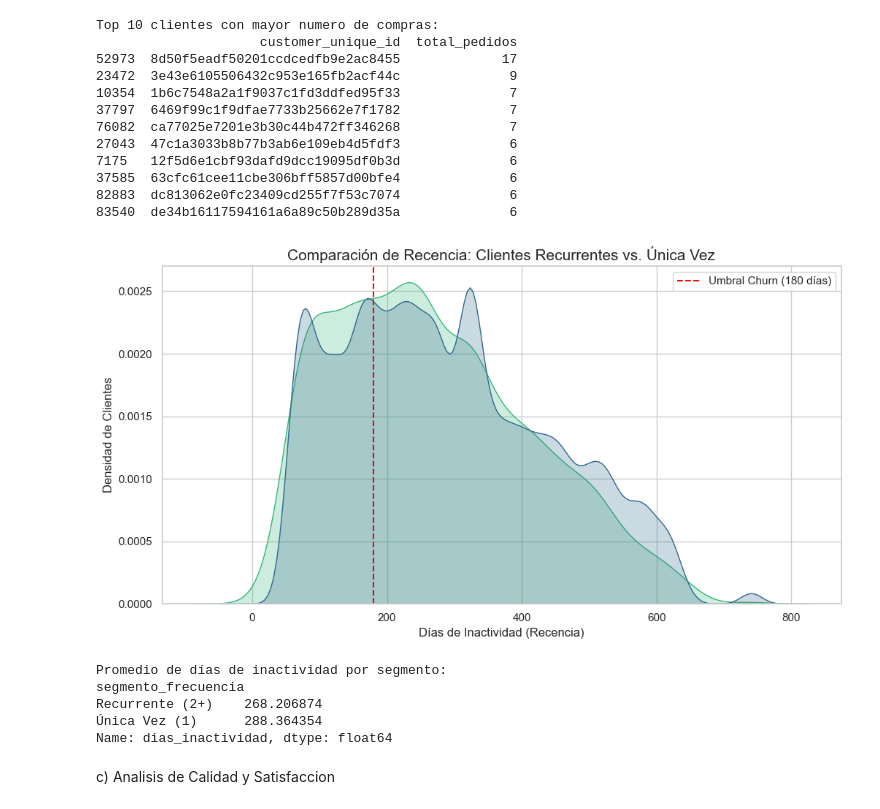
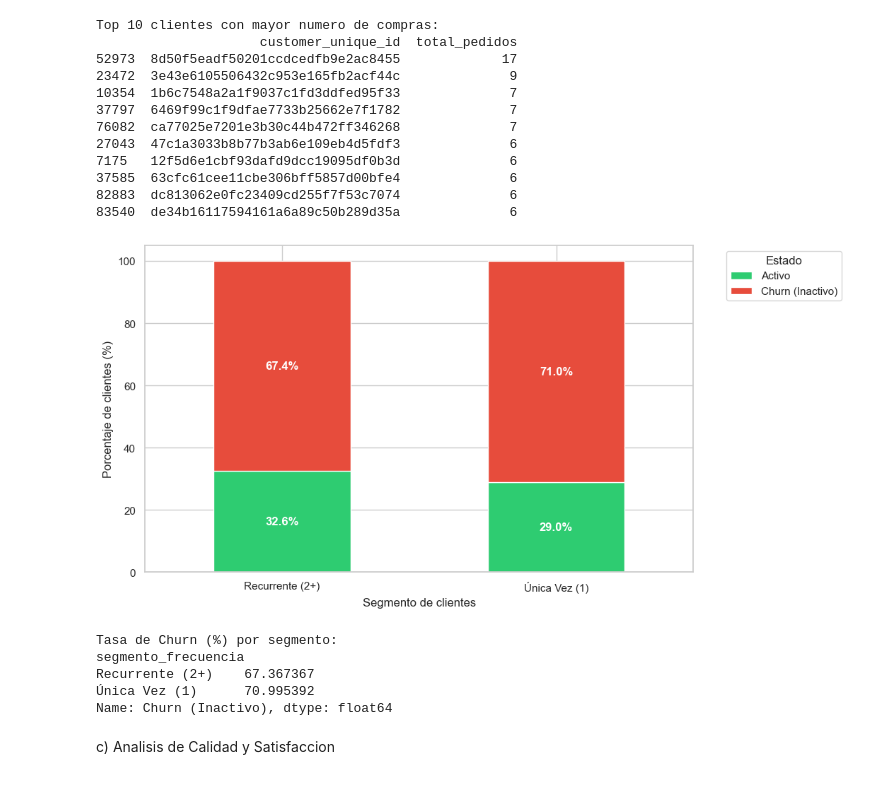
Before and after one commit to wilhayla/THE_HATCH_DATA_SCIENCE_OLIST_CHALLENGE, a Jupyter notebook: notbooks/02_feature_engineering.ipynb, the cells around one changed output. Drawn from its saved outputs; the diff is of its cells as text; code cells hidden in the pictures.

Commit message:
Cambio de grafico para Frecuencia - Agregar etiqueta es_churn

```diff
--- a/notbooks/02_feature_engineering.ipynb
+++ b/notbooks/02_feature_engineering.ipynb
@@ -236,49 +236,56 @@ Top 10 clientes con mayor numero de compras:
 # %%
 # 1. UNIÓN DE LOS DATOS (Merge)
 # Unimos tu tabla de recencia con la de frecuencia
 df_analisis_final = pd.merge(
     df_clientes_fecha_ultima_compra[['customer_unique_id', 'dias_inactividad']],
     frecuencia_pedidos,
     on='customer_unique_id'
 )
 
 # 2. CREACIÓN DE SEGMENTOS
 # Clasificamos a los clientes para la comparación visual
 df_analisis_final['segmento_frecuencia'] = df_analisis_final['total_pedidos'].apply(
     lambda x: 'Recurrente (2+)' if x > 1 else 'Única Vez (1)'
 )
 
-# 3. VISUALIZACIÓN DE DENSIDAD (KDE Plot)
-
-plt.figure(figsize=(12, 6))
-sns.kdeplot(
-    data=df_analisis_final,
-    x='dias_inactividad',
-    hue='segmento_frecuencia',
-    fill=True,
-    common_norm=False,
-    palette='viridis'
+# 3. Grafico de Barras apiladas.
+# Definimos el estado de Churn basado en tu umbral de 180 dias.
+df_analisis_final['estado'] = df_analisis_final['dias_inactividad'].apply(
+    lambda x: 'Churn (Inactivo)' if x > 180 else 'Activo'
 )
 
-# Añadimos la línea de referencia de 180 días que vimos en tu histograma
-plt.axvline(180, color='red', linestyle='--', label='Umbral Churn (180 días)')
+# Creamos la tabla de porcentajes
+tabla_proporciones = pd.crosstab(
+    df_analisis_final['segmento_frecuencia'],
+    df_analisis_final['estado'],
+    normalize='index'
+) * 100
 
-plt.title('Comparación de Recencia: Clientes Recurrentes vs. Única Vez', fontsize=15)
-plt.xlabel('Días de Inactividad (Recencia)', fontsize=12)
-plt.ylabel('Densidad de Clientes', fontsize=12)
-plt.legend()
+# Graficamos.
+ax = tabla_proporciones.plot(kind='bar', stacked=True, figsize=(10,6), color=['#2ecc71', '#e74c3c'])
+
+# Añadir etiquetas de porcentajes sobre las barras para mayor claridad.
+for p in ax.patches:
+    width, height = p.get_width(), p.get_height()
+    x, y = p.get_xy()
+    ax.text(x+width/2, y+height/2, f'{height:.1f}%', ha='center', va='center', color='white', fontweight='bold')
+
+plt.ylabel('Porcentaje de clientes (%)')
+plt.xlabel('Segmento de clientes')
+plt.xticks(rotation=0)
+plt.legend(title='Estado', bbox_to_anchor=(1.05, 1), loc='upper left')
 plt.show()
 
-# 4. MÉTRICA DE VALIDACIÓN
-print("Promedio de días de inactividad por segmento:")
-print(df_analisis_final.groupby('segmento_frecuencia')['dias_inactividad'].mean())
+# 4. Metrica de validacion - Ajustada para ver la tasa de Churn directa
+print("Tasa de Churn (%) por segmento:")
+print(tabla_proporciones['Churn (Inactivo)'])
 # %% [output]
-[figure, old version]
+[figure, new version]
-Promedio de días de inactividad por segmento:
+Tasa de Churn (%) por segmento:
 segmento_frecuencia
-Recurrente (2+)    268.206874
-Única Vez (1)      288.364354
-Name: dias_inactividad, dtype: float64
+Recurrente (2+)    67.367367
+Única Vez (1)      70.995392
+Name: Churn (Inactivo), dtype: float64
 # %% [markdown]
 c) Analisis de Calidad y Satisfaccion
 # %%
```
Also changed, not shown: parts of 2 cells of this notebook.
